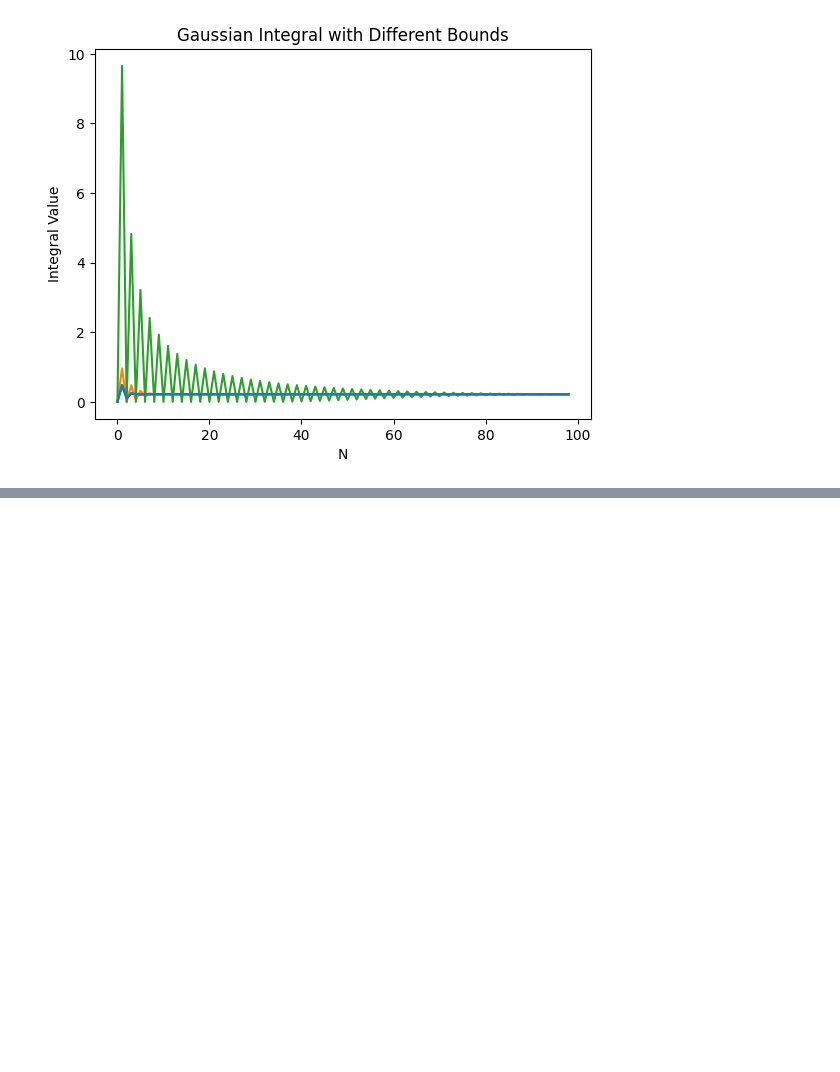
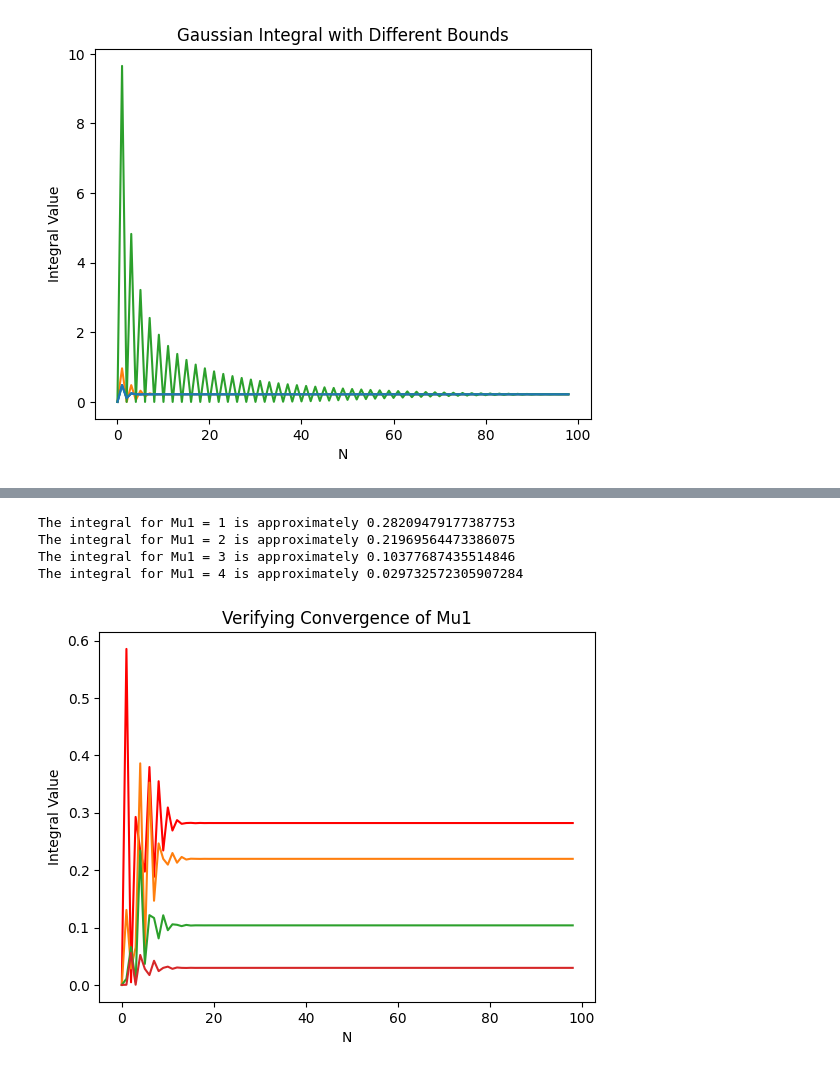
Before and after one commit to Tqkoyaki/Research, a Jupyter notebook: GaussianIntegral.ipynb, the cells around one changed output, grey strips where cells are left out. Saved outputs shown, nothing was run; the diff lists cells and outputs as text; code cells hidden in the pictures; blank space fills up the shorter version.

```diff
--- a/GaussianIntegral.ipynb
+++ b/GaussianIntegral.ipynb
@@ -137,0 +159,10 @@ Here we will begin by adjusting $\mu_1$ and then adjust $\mu_2$ to see how it af
+# %%
+# Tries a few more mu1 values
+for i in range(1, 5):
+    success_mu1.append(mu1_converge(i))
+# %% [output]
+The integral for Mu1 = 1 is approximately 0.28209479177387753
+The integral for Mu1 = 2 is approximately 0.21969564473386075
+The integral for Mu1 = 3 is approximately 0.10377687435514846
+The integral for Mu1 = 4 is approximately 0.029732572305907284
+[figure, added]
```
Also changed, not shown: parts of 12 cells of this notebook.
